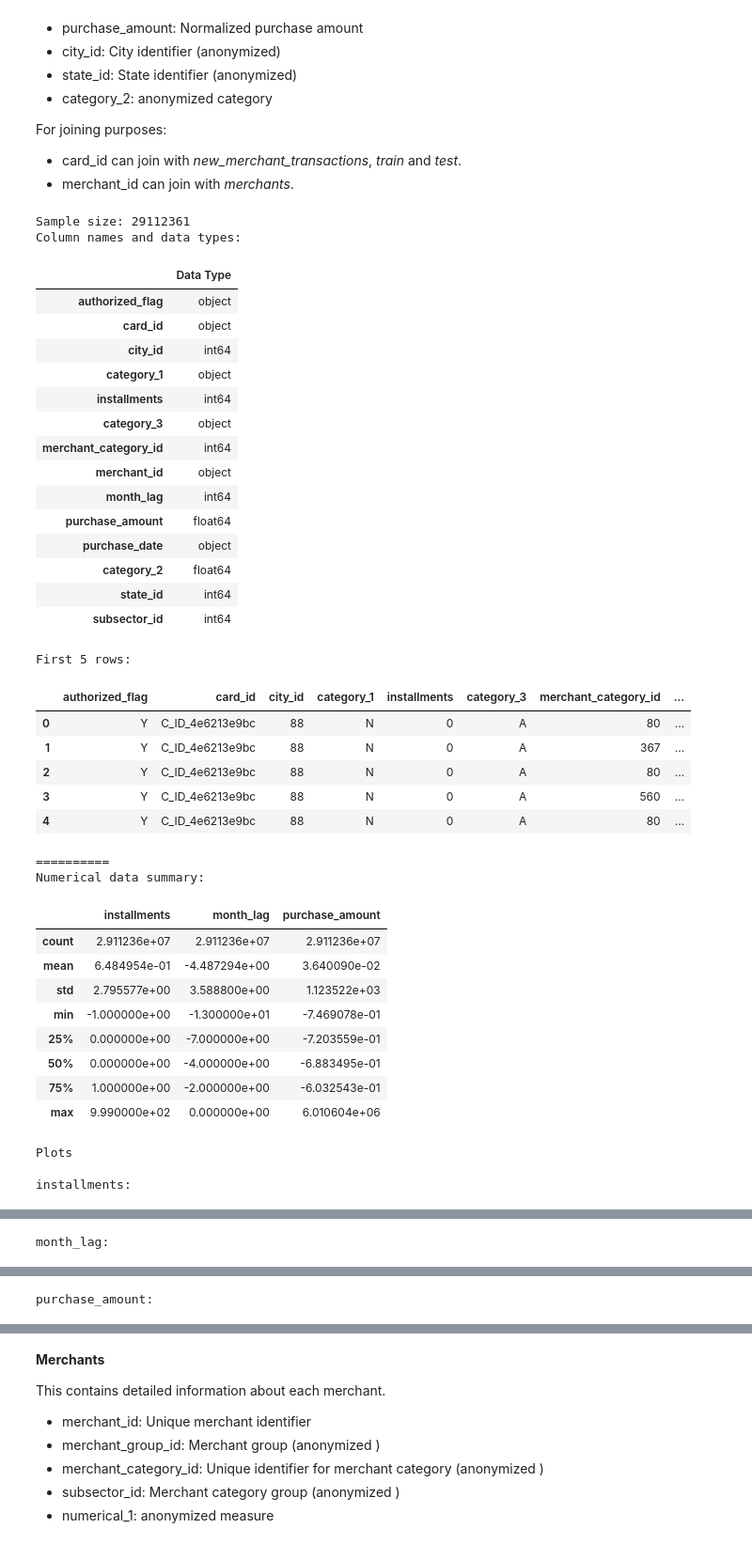
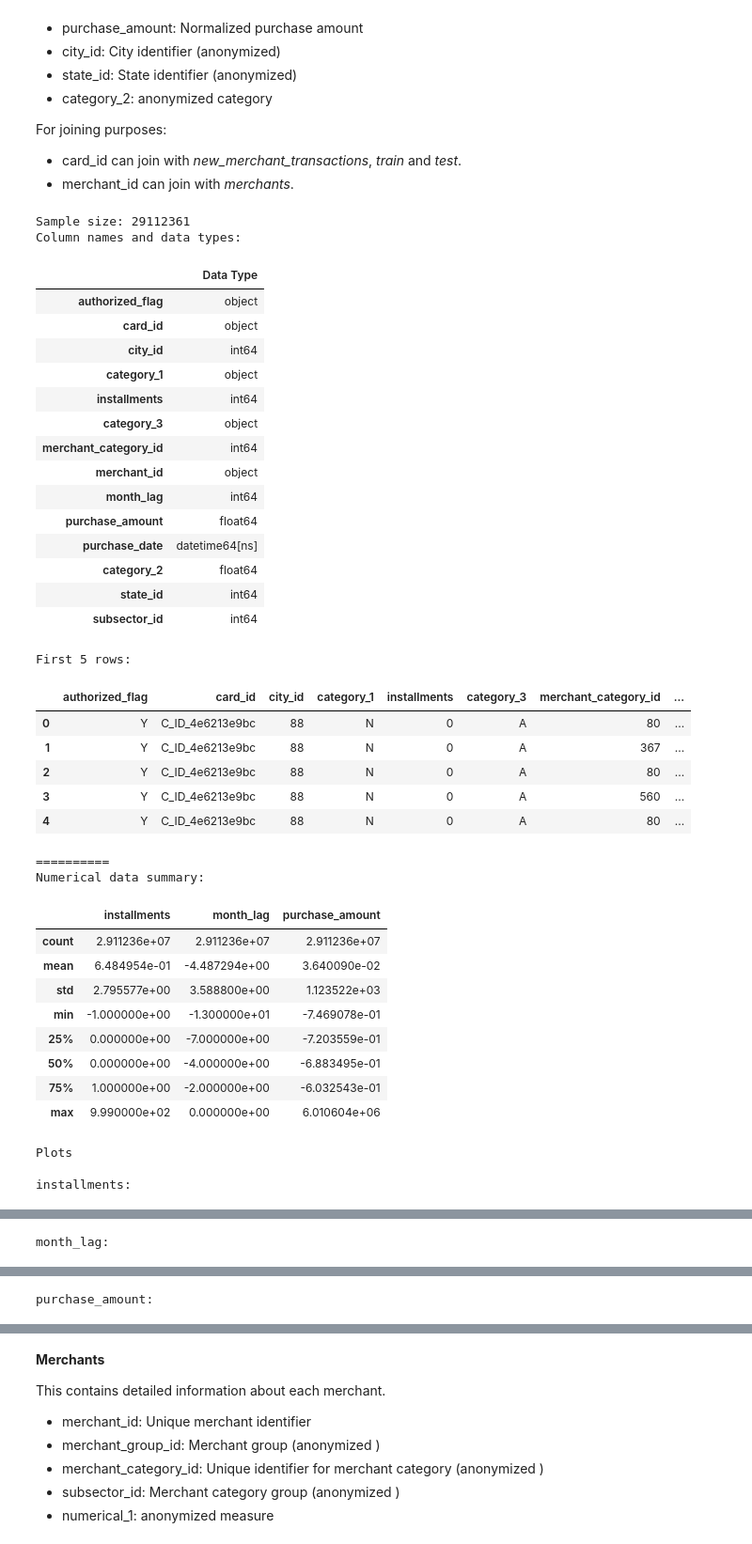
Before and after one commit to willhuangongit/Kaggle_01_Elo_Merchant, a Jupyter notebook: initial inspection.ipynb, the cells around one changed output, grey strips where cells are left out. Shown at 94% size. Cells and saved outputs as stored; diff of their text form; code cells hidden in the pictures.

Commit message:
Updated Initial Inspection
Comments on transaction dates, card_id and merchant_id

```diff
--- a/initial inspection.ipynb
+++ b/initial inspection.ipynb
@@ -38,14 +40,22 @@ from common.summary import *
 
 Load each dataset and display the first few entries.
 # %%
-hist = CSVReader('../datasets/historical_transactions.csv')
+# Load the entire dataset
+
+hist = CSVReader('../datasets/historical_transactions.csv', datetime_cols = ['purchase_date'])
 merch = CSVReader('../datasets/merchants.csv')
-new_merch = CSVReader('../datasets/new_merchant_transactions.csv')
-# hist = CSVReader('../datasets/historical_transactions.csv', sample_size = 1000,  seed = 1)
-# merch = CSVReader('../datasets/merchants.csv', sample_size = 1000,  seed = 1)
-# new_merch = CSVReader('../datasets/new_merchant_transactions.csv', sample_size = 1000,  seed = 1)
-train_set = CSVReader('../datasets/train.csv')
-test_set = CSVReader('../datasets/test.csv')
+new_merch = CSVReader('../datasets/new_merchant_transactions.csv', datetime_cols = ['purchase_date'])
+
+# Load only a part of the dataset based on a random sample
+
+# hist = CSVReader('../datasets/historical_transactions.csv', sample_size = 1000,  seed = 10,
+#                  datetime_cols = ['purchase_date'])
+# merch = CSVReader('../datasets/merchants.csv', sample_size = 1000,  seed = 10)
+# new_merch = CSVReader('../datasets/new_merchant_transactions.csv', sample_size = 1000,  seed = 10,
+#                  datetime_cols = ['purchase_date'])
+
+train = CSVReader('../datasets/train.csv')
+test = CSVReader('../datasets/test.csv')
 # %% [markdown]
 **Historical Transactions**
 
@@ -73,24 +83,25 @@ For joining purposes:
 # %%
 show_basic_info(hist.data,
                 numerical_cols = ['installments', 'month_lag', 'purchase_amount'],
                 categorical_cols = ['authorized_flag', 'city_id', 'category_1', 'category_3',
-                                    'merchant_category_id', 'category_2', 'state_id', 'subsector_id']
+                                    'merchant_category_id', 'category_2',
+                                    'state_id', 'subsector_id']
                )
 # %% [output]
 Sample size: 29112361
 Column names and data types:
 |  | Data Type |
 | authorized_flag | object |
 | card_id | object |
 | city_id | int64 |
 | category_1 | object |
 | installments | int64 |
 | category_3 | object |
 | merchant_category_id | int64 |
 | merchant_id | object |
 | month_lag | int64 |
 | purchase_amount | float64 |
-| purchase_date | object |
+| purchase_date | datetime64[ns] |
 | category_2 | float64 |
 | state_id | int64 |
 | subsector_id | int64 |
```
Also changed, not shown: parts of 26 cells of this notebook.
